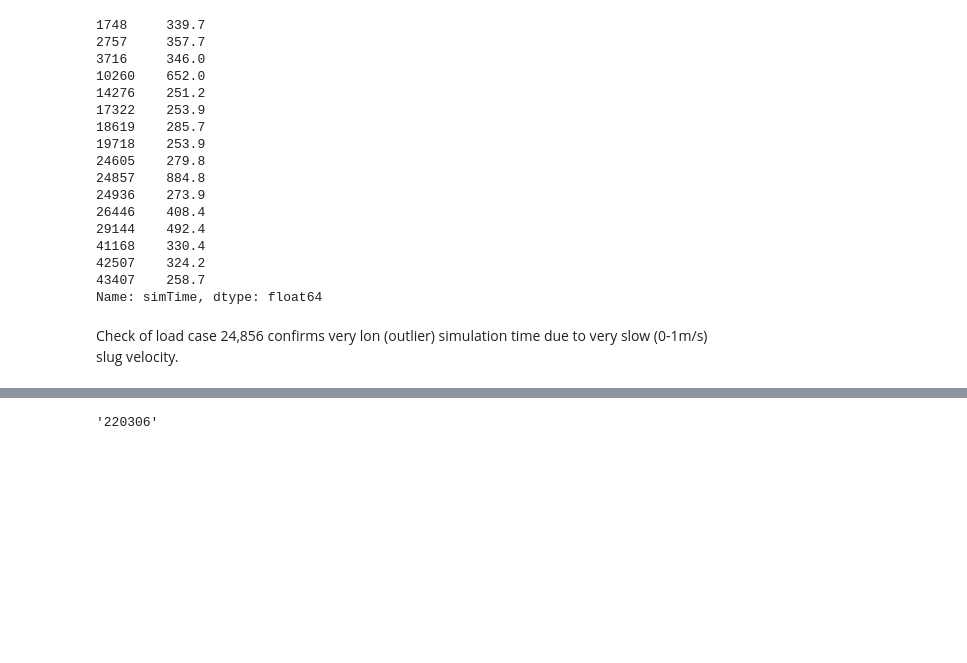
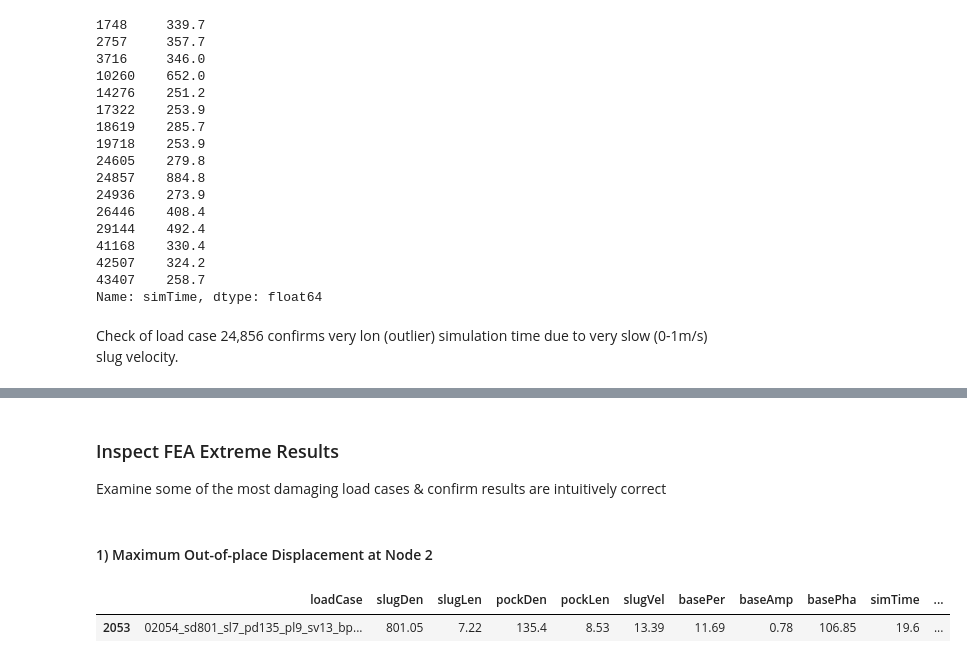
Before and after one commit to 3minuterecord/slug_spools, a Jupyter notebook: collate_fea_results.ipynb, the cells around one changed output, grey strips where cells are left out. Saved outputs shown, nothing was run; the diff lists cells and outputs as text; code cells hidden in the pictures; blank space fills up the shorter version.

```diff
--- a/collate_fea_results.ipynb
+++ b/collate_fea_results.ipynb
@@ -193,5 +199,11 @@ plt.show()
-# %%
-from datetime import date
-date.today().strftime("%y%m%d")
-# %% [output]
-'220306'
+# %% [markdown]
+### Inspect FEA Extreme Results
+Examine some of the most damaging load cases & confirm results are intuitively correct
+# %% [markdown]
+#### 1) Maximum Out-of-place Displacement at Node 2
+# %%
+# Examine load case with max oop displacement at node 2
+dataset[dataset.out_oopDisp_mm_n2 == dataset.out_oopDisp_mm_n2.max()]
+# %% [output]
+|  | loadCase | slugDen | slugLen | pockDen | pockLen | slugVel | basePer | baseAmp | basePha | simTime | ... |
+| 2053 | 02054_sd801_sl7_pd135_pl9_sv13_bp... | 801.05 | 7.22 | 135.4 | 8.53 | 13.39 | 11.69 | 0.78 | 106.85 | 19.6 | ... |
```
Also changed, not shown: parts of 15 cells of this notebook, 1 other file.
